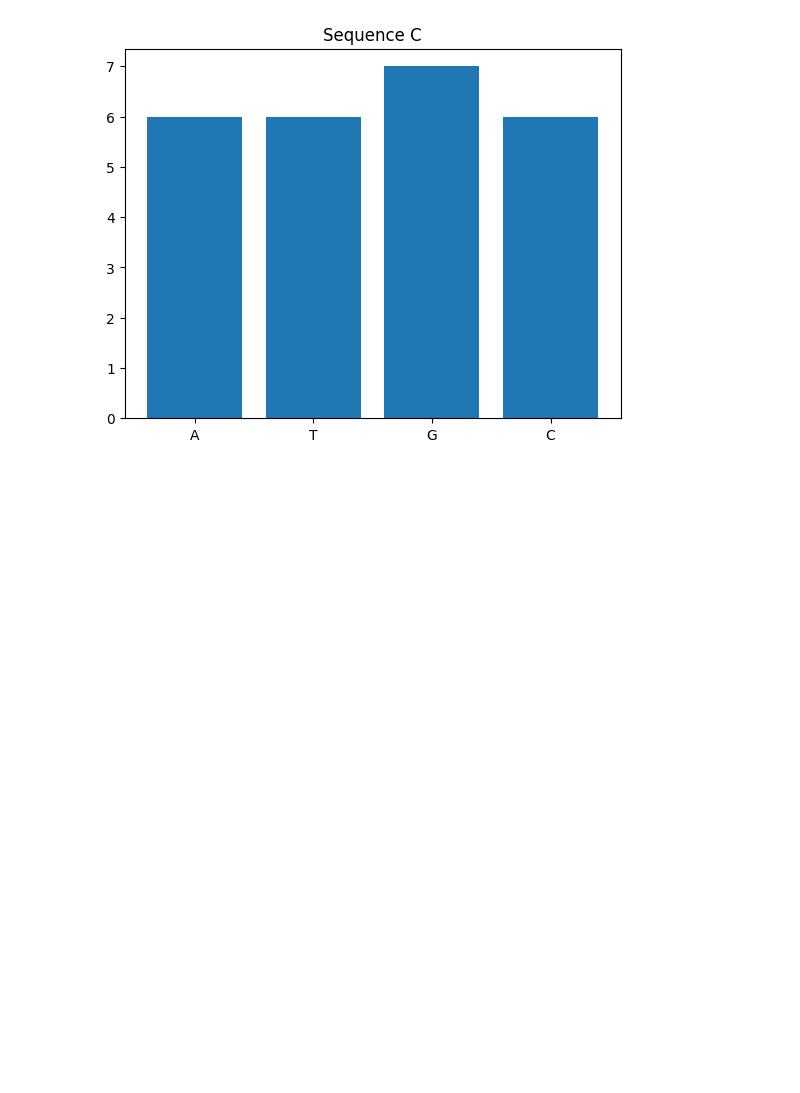
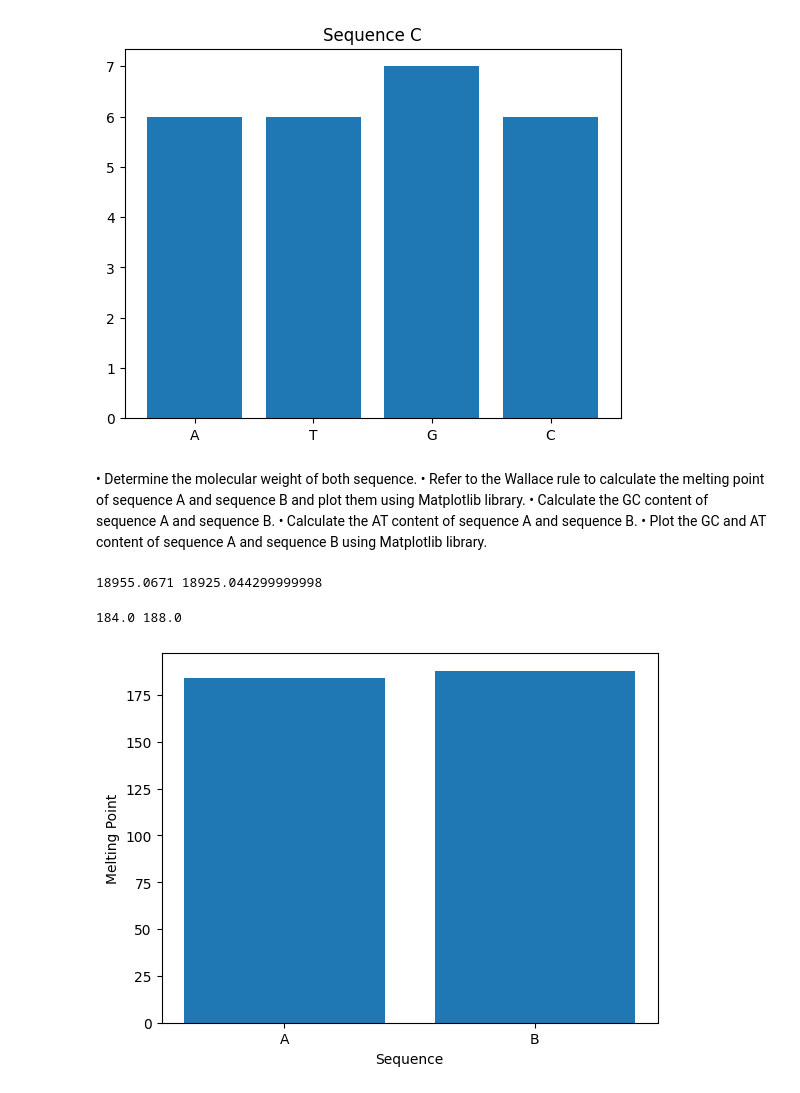
Before and after one commit to rafisnaen/Computational_Biology, a Jupyter notebook: All_In_One.ipynb, the cells around one changed output. Saved outputs shown, nothing was run; the diff lists cells and outputs as text; code cells hidden in the pictures; blank space fills up the shorter version.

```diff
--- a/All_In_One.ipynb
+++ b/All_In_One.ipynb
@@ -86,3 +86,30 @@ plt.show()
 [figure]
 [figure]
 [figure]
+# %% [markdown]
+•	Determine the molecular weight of both sequence.
+•	Refer to the Wallace rule to calculate the melting point of sequence A and sequence B and plot them using Matplotlib library.
+•	Calculate the GC content of sequence A and sequence B.
+•	Calculate the AT content of sequence A and sequence B.
+•	Plot the GC and AT content of sequence A and sequence B using Matplotlib library.
+# %%
+from Bio.SeqUtils import molecular_weight
+weight_A = molecular_weight(Seq_A)
+weight_B = molecular_weight(Seq_B)
+
+print(weight_A, weight_B)
+# %% [output]
+18955.0671 18925.044299999998
+# %%
+from Bio.SeqUtils import MeltingTemp
+MeltPoint_A = MeltingTemp.Tm_Wallace(Seq_A)
+MeltPoint_B = MeltingTemp.Tm_Wallace(Seq_B)
+print(MeltPoint_A, MeltPoint_B)
+
+plt.bar(["A","B"], [MeltPoint_A, MeltPoint_B])
+plt.xlabel("Sequence")
+plt.ylabel("Melting Point")
+plt.show()
+# %% [output]
+184.0 188.0
+[figure, added]
```
Also changed, not shown: parts of 19 cells of this notebook, 1 other file.
